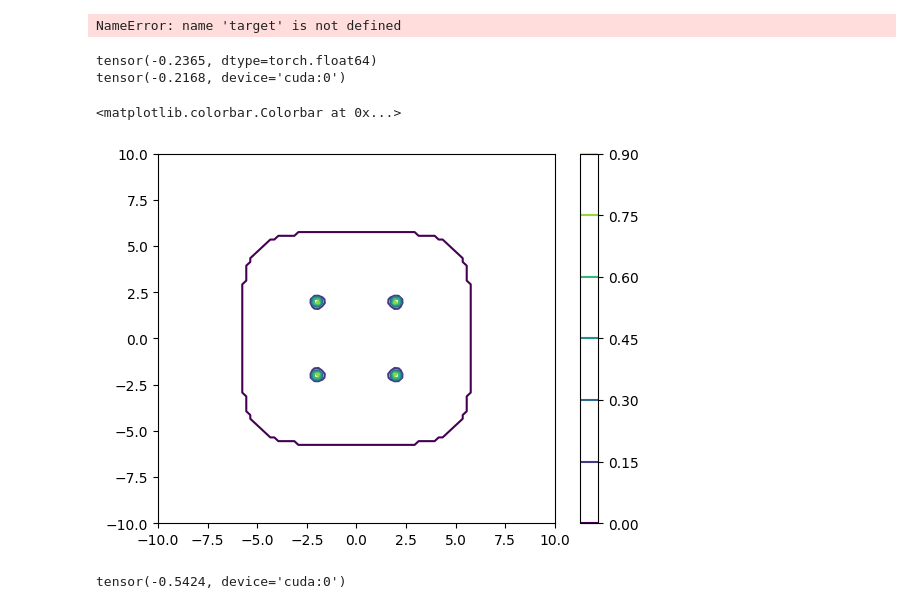
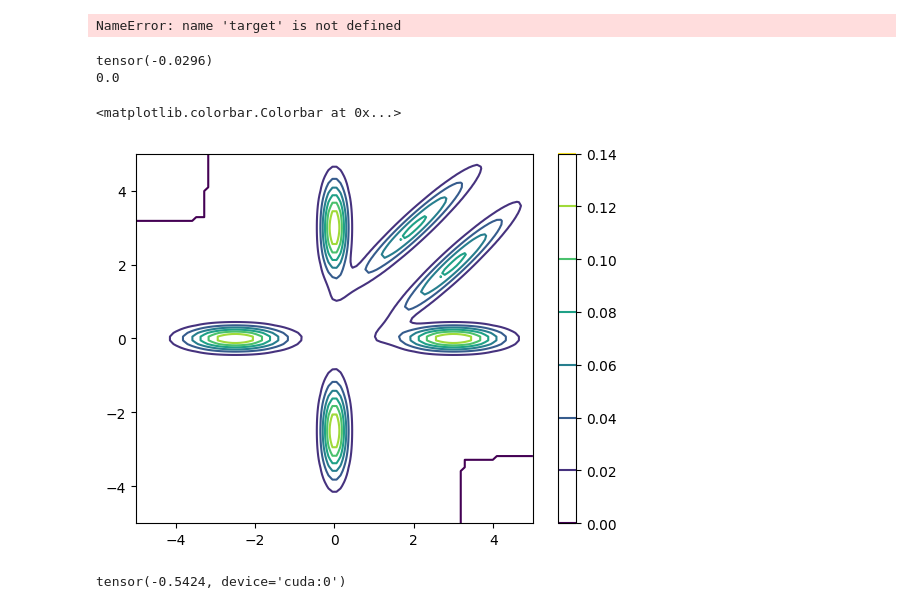
Before and after one commit to brianlck/dissertation, a Jupyter notebook: test.ipynb, the cells around one changed output. Drawn from its saved outputs; the diff is of its cells as text; code cells hidden in the pictures.

```diff
--- a/test.ipynb
+++ b/test.ipynb
@@ -381,34 +409,36 @@ NameError: name 'target' is not defined
 # %%
 import numpy as np
 import matplotlib.pyplot as plt
-from mcmd.densities import DoubleWell
+from cmcd.densities import GaussianMixture
 import torch
 
-dw = DoubleWell(2, 2, 4)
+
+gmm = GaussianMixture()
+
 
 n = 100
-b = 10
+b = 5
 x = np.linspace(-b, b, n)
 y = np.linspace(-b, b, n)
 
 X, Y = np.meshgrid(x, y)
 coords = np.vstack([X.ravel(), Y.ravel()]).T
-coords = torch.tensor(coords, device='cuda')
+coords = torch.tensor(coords)
 
-density = dw.log_density(coords).reshape(n, n).T.exp().cpu()
+density = gmm.log_density(coords).reshape(n, n).T.exp().cpu()
 
 cum = (density.sum() * (2 * b / n) * (2 * b / n)).log()
 
 print(cum)
-print(dw.log_norm())
+print(gmm.log_norm())
 
 plt.contour(X, Y, density)
 plt.colorbar()
 # %% [output]
-tensor(-0.2365, dtype=torch.float64)
-tensor(-0.2168, device='cuda:0')
+tensor(-0.0296)
+0.0
 <matplotlib.colorbar.Colorbar at 0x...>
-[figure, old version]
+[figure, new version]
 # %%
 DoubleWell(5, 5, 4).log_norm()
 # %% [output]
```
Also changed, not shown: parts of 10 cells of this notebook, 16 other files.
